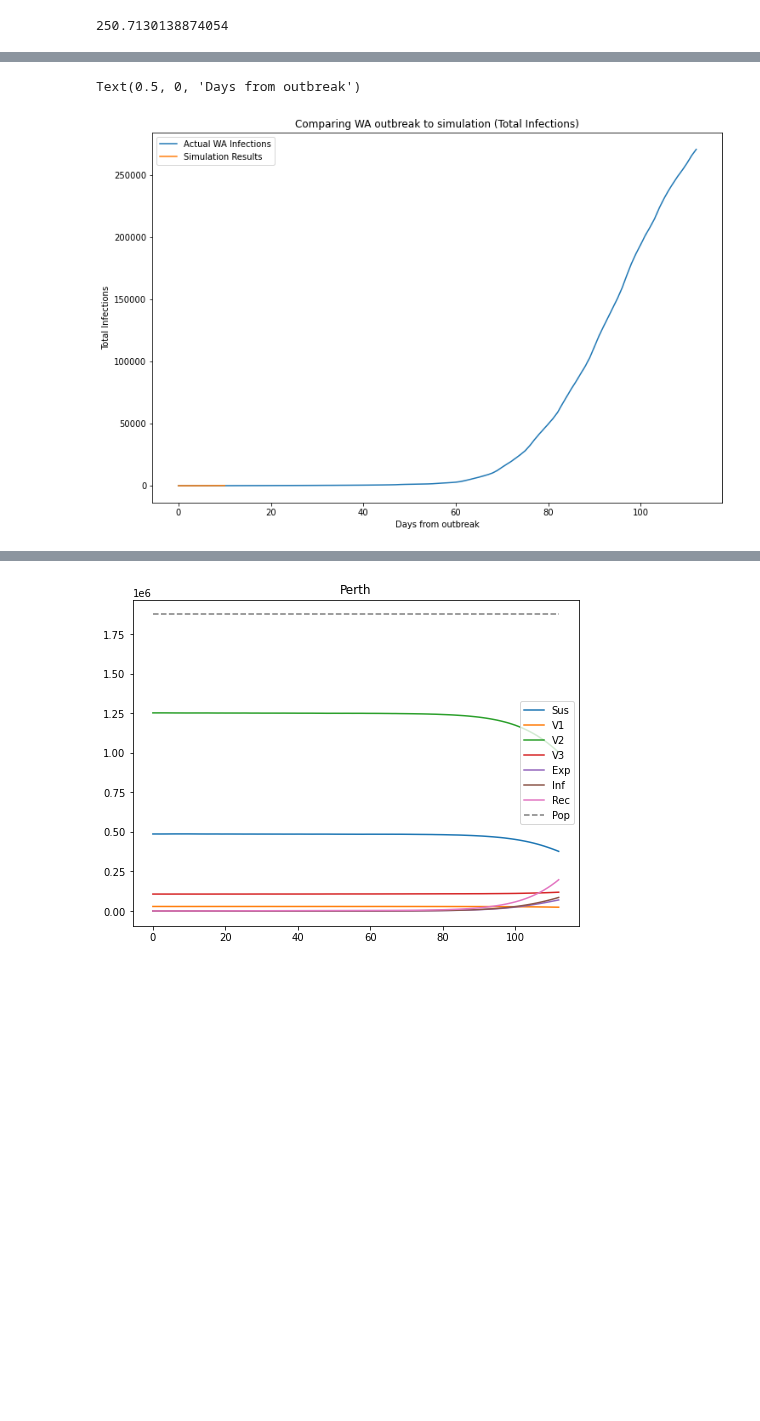
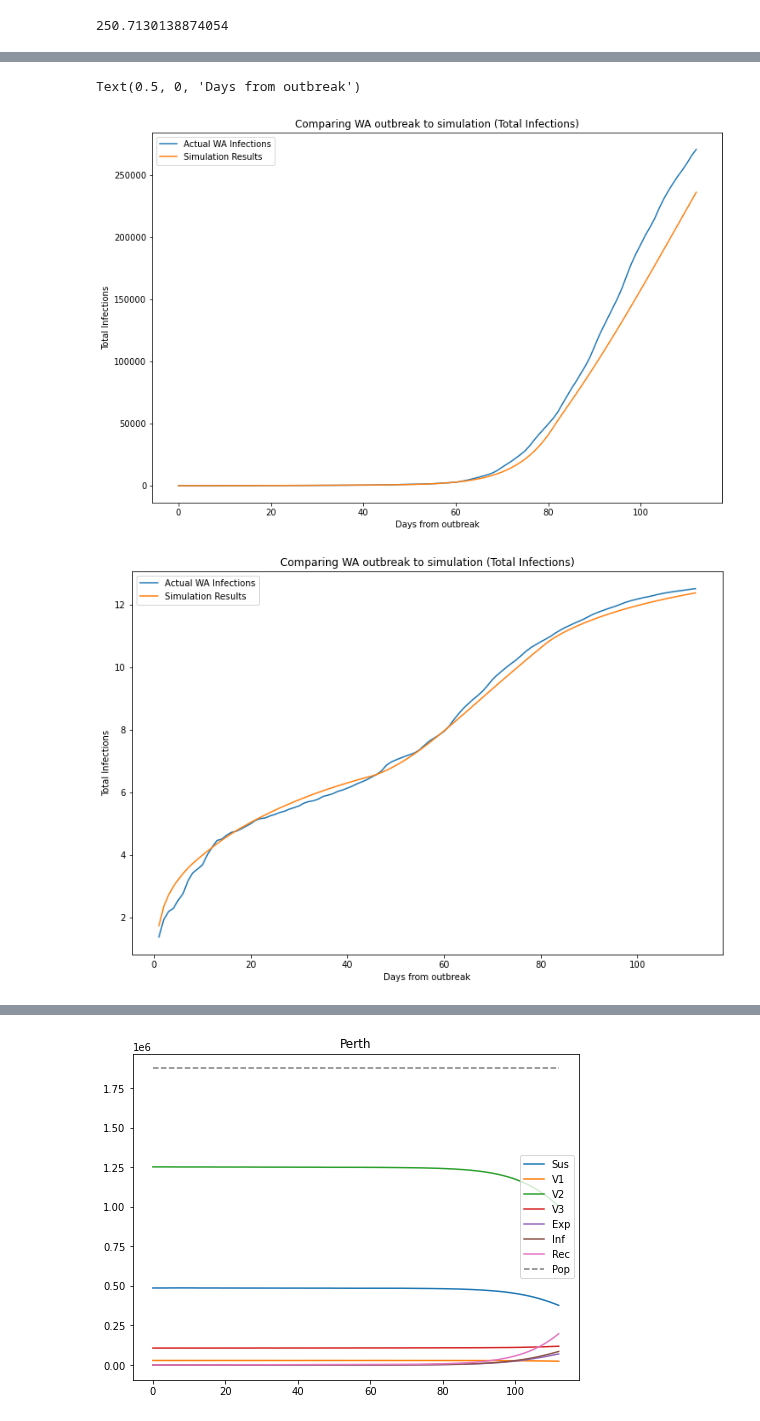
Before and after one commit to yuval-b/covid_thesis, a Jupyter notebook: 8. Discrete Population Compartmental Model.ipynb, the cells around one changed output, grey strips where cells are left out. Drawn from its saved outputs; the diff is of its cells as text; code cells hidden in the pictures; blank space fills up the shorter version.

```diff
--- a/8. Discrete Population Compartmental Model.ipynb
+++ b/8. Discrete Population Compartmental Model.ipynb
@@ -381,12 +443,9 @@ init1 = init_first_dose- init_second_dose-init_third_dose
 init2 = init_second_dose - init_third_dose
 init3 = init_third_dose
 # %%
-# Number of towns we'll be investigating in this run (max = 53 for bigs only, 58 with sattelite towns,
-# 297 for all towns)
-
 popn = list(waloc['Population'])
 
-num = 48
+num = 44
 one = 1/popn[0]
 #x_init = [0.02,0.02,0.85,0.11-(5*infect),4*infect,infect,0]
 x_init = [1-init1 - init2 - init3 - 5*one, init1 - 5*one, init2 - 5*one, init3 - 5*one, 16*one, 4*one,0]
@@ -407,36 +466,39 @@ for i in range(num):
     town_init.append(new_item)
 
 
-days = 10
-steps = 5
+days = 15
+steps = 10
 
 
 #a1, a2,a3, L, D =4.26855088, 4.50297884, 6.        , 0.5       , 0.80237211
 L = 2.5
-a1, a2,a3, D = 0.97558821, 0.29647689, 0.54174642, 4.02110478
+D = 4
+a1, a2,a3,a4 =0.45608311, 0.41987906, 0.88259268, 0.53438241
 effic = [1-0.293, 1-0.128, 1-0.58]
 
 C= 9*10**9
 
 params = [a1, 1/L, 1/D]
 # %%
-def run_the_sim(days, params, a1, a2, a3, uptakes, num, steps, popn, model, day_infs):
+def run_the_sim(days, params, a1, a2, a3, a4, uptakes, num, steps, popn, model, day_infs):
     for day in range(days):
         print(day)
 
-        if day < 25:
+        if day < 15:
             params[0] = a1
-        elif (day>= 25) and (day <75):
+        elif (day>= 15) and (day < 45):
             params[0] = a2
-        elif day >=75:
+        elif (day >=45) and (day < 80):
             params[0] = a3
+        elif day>80:
+            params[0] = a4
 
         if day < 112:
-            changes = [uptakes[0][day],uptakes[1][day], uptakes[2][day]]
+            daily_changes = [uptakes[0][day],uptakes[1][day], uptakes[2][day]]
         else:
-            changes = [0,0,0]
+            daily_changes = [0,0,0]
 
-        dyn, town_infs = dynamics(model[-1], num, steps, params, popn, changes)
+        dyn, town_infs = dynamics(model[-1], num, steps, params, popn, daily_changes)
 
         day_infs.append(sum(town_infs) + day_infs[-1])
 
@@ -450,7 +512,7 @@ def run_the_sim(days, params, a1, a2, a3, uptakes, num, steps, popn, model, day_
 
     return model, day_infs
 # %%
-num_iter = 3
+num_iter = 1
 # %%
 # WITHOUT PARALLELISATION
 
@@ -500,7 +589,7 @@ day_infs = [0]
 
 # The parallelisation:
 # Choose n_jobs = -1 if want all processors, otherwise decide how many. range(x) is how many simulations you wanna do
-results = Parallel(n_jobs=-1)(delayed(run_the_sim)(days, params, a1, a2, a3, uptakes, num, steps, popn, model, day_infs) for _ in range(num_iter))
+results = Parallel(n_jobs=-1)(delayed(run_the_sim)(days, params, a1, a2, a3,a4, uptakes, num, steps, popn, model, day_infs) for _ in range(num_iter))
 
 end = time.time()
 print(end-start)
@@ -538,14 +631,23 @@ allDone()
 # %%
 plt.figure(figsize = (12,8))
 plt.title('Comparing WA outbreak to simulation (Total Infections)')
 plt.plot(wa_totals, label = 'Actual WA Infections')
 plt.plot(day_infs, label = 'Simulation Results')
 plt.legend()
 plt.ylabel('Total Infections')
 plt.xlabel('Days from outbreak')
+
+plt.figure(figsize = (12,8))
+plt.title('Comparing WA outbreak to simulation (Total Infections)')
+plt.plot(np.log(wa_totals), label = 'Actual WA Infections')
+plt.plot(np.log(day_infs), label = 'Simulation Results')
+plt.legend()
+plt.ylabel('Total Infections')
+plt.xlabel('Days from outbreak')
 # %% [output]
 Text(0.5, 0, 'Days from outbreak')
-[figure, old version]
+[figure, new version]
+[figure, added]
 # %%
 new_infs = [day_infs[i]-day_infs[i-1] for i in range(1,len(day_infs))]
 plt.figure(figsize = (12,8))
```
Also changed, not shown: parts of 22 cells of this notebook.
